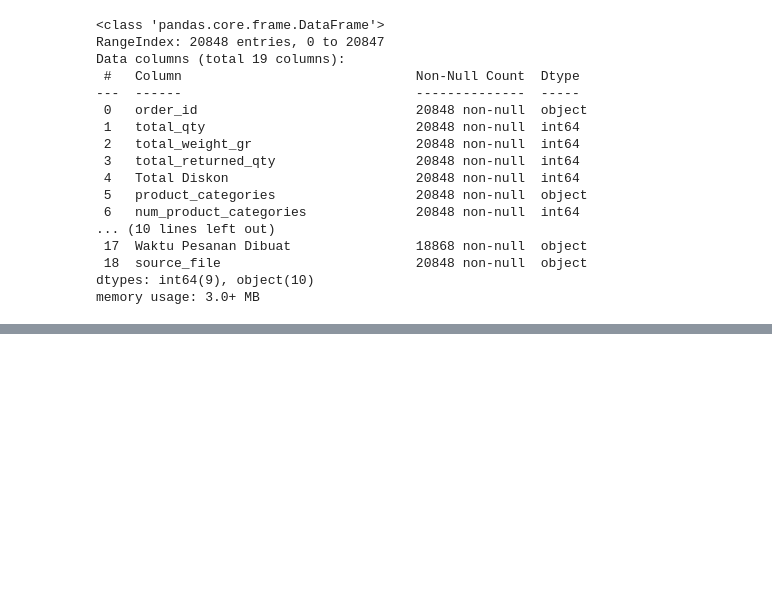
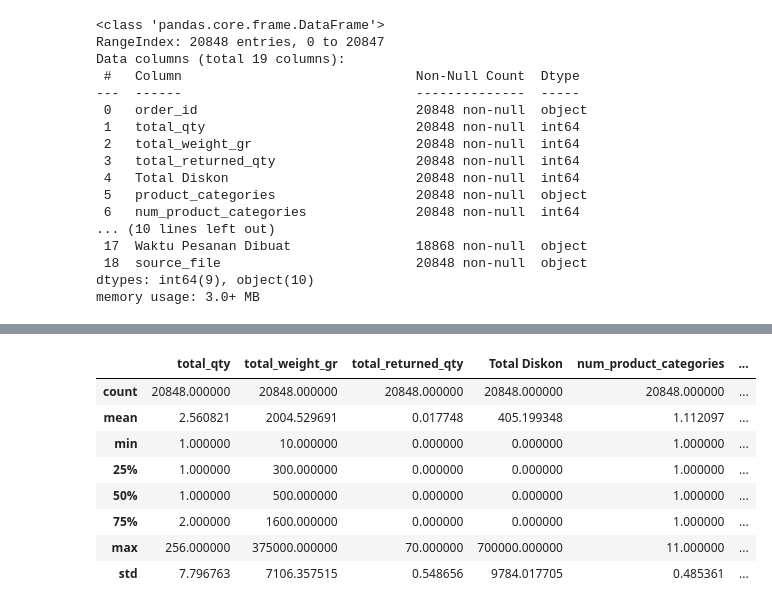
Before and after one commit to yovieridwan17/Analysis-Indonesia-E-Commerce-Sales-Shipping-2023-2025, a Jupyter notebook: Analysis.ipynb, the cells around one changed output, grey strips where cells are left out. Saved outputs shown, nothing was run; the diff lists cells and outputs as text; code cells hidden in the pictures; blank space fills up the shorter version.

```diff
--- a/Analysis.ipynb
+++ b/Analysis.ipynb
@@ -75,0 +332,12 @@ Name: order_id, Length: 159, dtype: int64
+# %%
+df.describe()
+# %% [output]
+|  | total_qty | total_weight_gr | total_returned_qty | Total Diskon | num_product_categories | ... |
+| count | 20848.000000 | 20848.000000 | 20848.000000 | 20848.000000 | 20848.000000 | ... |
+| mean | 2.560821 | 2004.529691 | 0.017748 | 405.199348 | 1.112097 | ... |
+| min | 1.000000 | 10.000000 | 0.000000 | 0.000000 | 1.000000 | ... |
+| 25% | 1.000000 | 300.000000 | 0.000000 | 0.000000 | 1.000000 | ... |
+| 50% | 1.000000 | 500.000000 | 0.000000 | 0.000000 | 1.000000 | ... |
+| 75% | 2.000000 | 1600.000000 | 0.000000 | 0.000000 | 1.000000 | ... |
+| max | 256.000000 | 375000.000000 | 70.000000 | 700000.000000 | 11.000000 | ... |
+| std | 7.796763 | 7106.357515 | 0.548656 | 9784.017705 | 0.485361 | ... |
```
Also changed, not shown: parts of 22 cells of this notebook, 1 other file.
